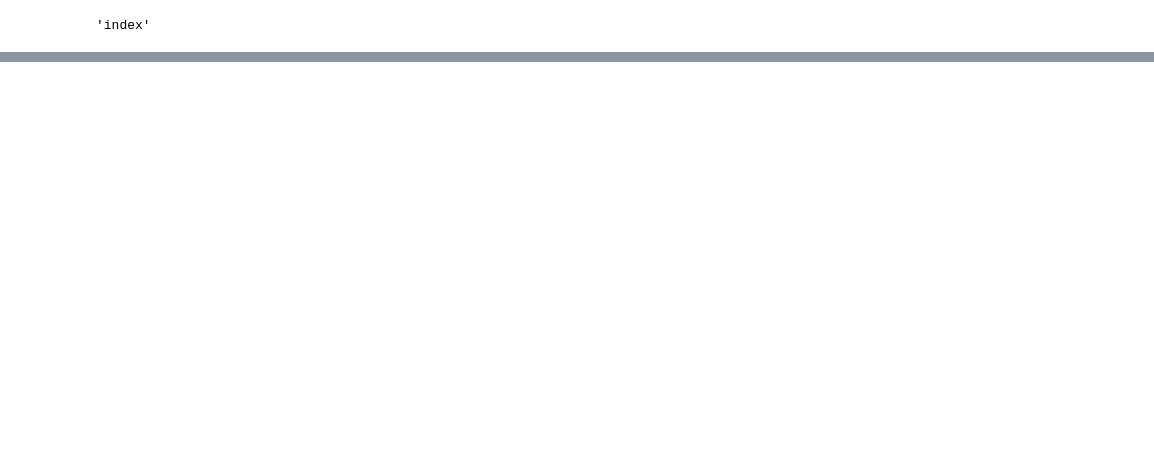
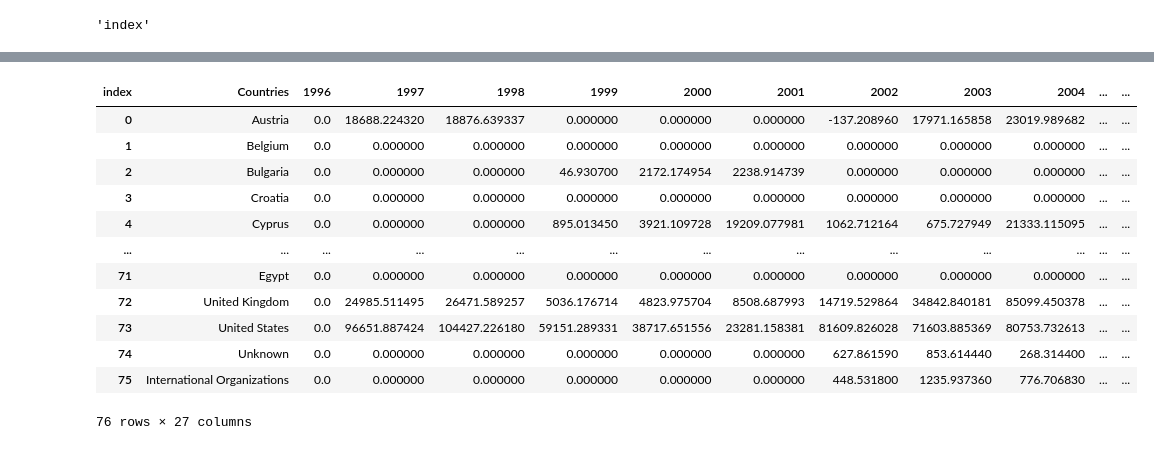
Before and after one commit to spyderroque/Georgia-Ukraine-War, a Jupyter notebook: Economics/Economics.ipynb, the cells around one changed output, grey strips where cells are left out. Drawn from its saved outputs; the diff is of its cells as text; code cells hidden in the pictures; blank space fills up the shorter version.

```diff
--- a/Economics/Economics.ipynb
+++ b/Economics/Economics.ipynb
@@ -168,0 +216,20 @@ df_FDICountry2.columns.map(type)
+# %%
+fig5 = px.pie(df_FDICountry2.set_index('index').T.reset_index(), values = 2017,names = "Countries", title = "FDI by Country in 2017 (preliminary values)", height = 750)
+fig5.update_traces(textposition='inside', textinfo='percent+label')
+fig5.show()
+# %%
+df_FDICountry2.set_index('index').T.reset_index()
+# %% [output]
+| index | Countries | 1996 | 1997 | 1998 | 1999 | 2000 | 2001 | 2002 | 2003 | 2004 | ... | ... |
+| 0 | Austria | 0.0 | 18688.224320 | 18876.639337 | 0.000000 | 0.000000 | 0.000000 | -137.208960 | 17971.165858 | 23019.989682 | ... | ... |
+| 1 | Belgium | 0.0 | 0.000000 | 0.000000 | 0.000000 | 0.000000 | 0.000000 | 0.000000 | 0.000000 | 0.000000 | ... | ... |
+| 2 | Bulgaria | 0.0 | 0.000000 | 0.000000 | 46.930700 | 2172.174954 | 2238.914739 | 0.000000 | 0.000000 | 0.000000 | ... | ... |
+| 3 | Croatia | 0.0 | 0.000000 | 0.000000 | 0.000000 | 0.000000 | 0.000000 | 0.000000 | 0.000000 | 0.000000 | ... | ... |
+| 4 | Cyprus | 0.0 | 0.000000 | 0.000000 | 895.013450 | 3921.109728 | 19209.077981 | 1062.712164 | 675.727949 | 21333.115095 | ... | ... |
+| ... | ... | ... | ... | ... | ... | ... | ... | ... | ... | ... | ... | ... |
+| 71 | Egypt | 0.0 | 0.000000 | 0.000000 | 0.000000 | 0.000000 | 0.000000 | 0.000000 | 0.000000 | 0.000000 | ... | ... |
+| 72 | United Kingdom | 0.0 | 24985.511495 | 26471.589257 | 5036.176714 | 4823.975704 | 8508.687993 | 14719.529864 | 34842.840181 | 85099.450378 | ... | ... |
+| 73 | United States | 0.0 | 96651.887424 | 104427.226180 | 59151.289331 | 38717.651556 | 23281.158381 | 81609.826028 | 71603.885369 | 80753.732613 | ... | ... |
+| 74 | Unknown | 0.0 | 0.000000 | 0.000000 | 0.000000 | 0.000000 | 0.000000 | 627.861590 | 853.614440 | 268.314400 | ... | ... |
+| 75 | International Organizations | 0.0 | 0.000000 | 0.000000 | 0.000000 | 0.000000 | 0.000000 | 448.531800 | 1235.937360 | 776.706830 | ... | ... |
+76 rows × 27 columns
```
Also changed, not shown: parts of 14 cells of this notebook, 2 other files.
